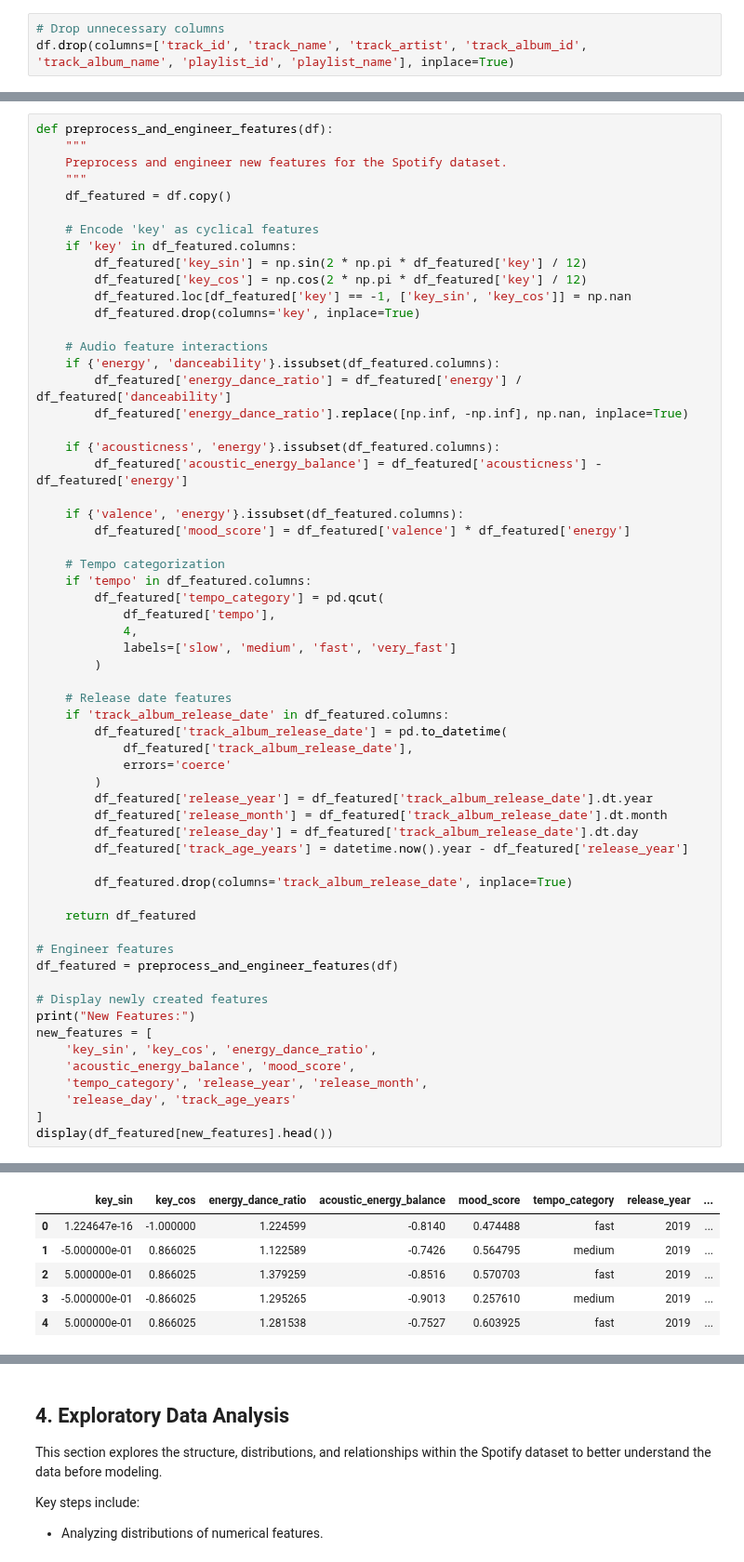
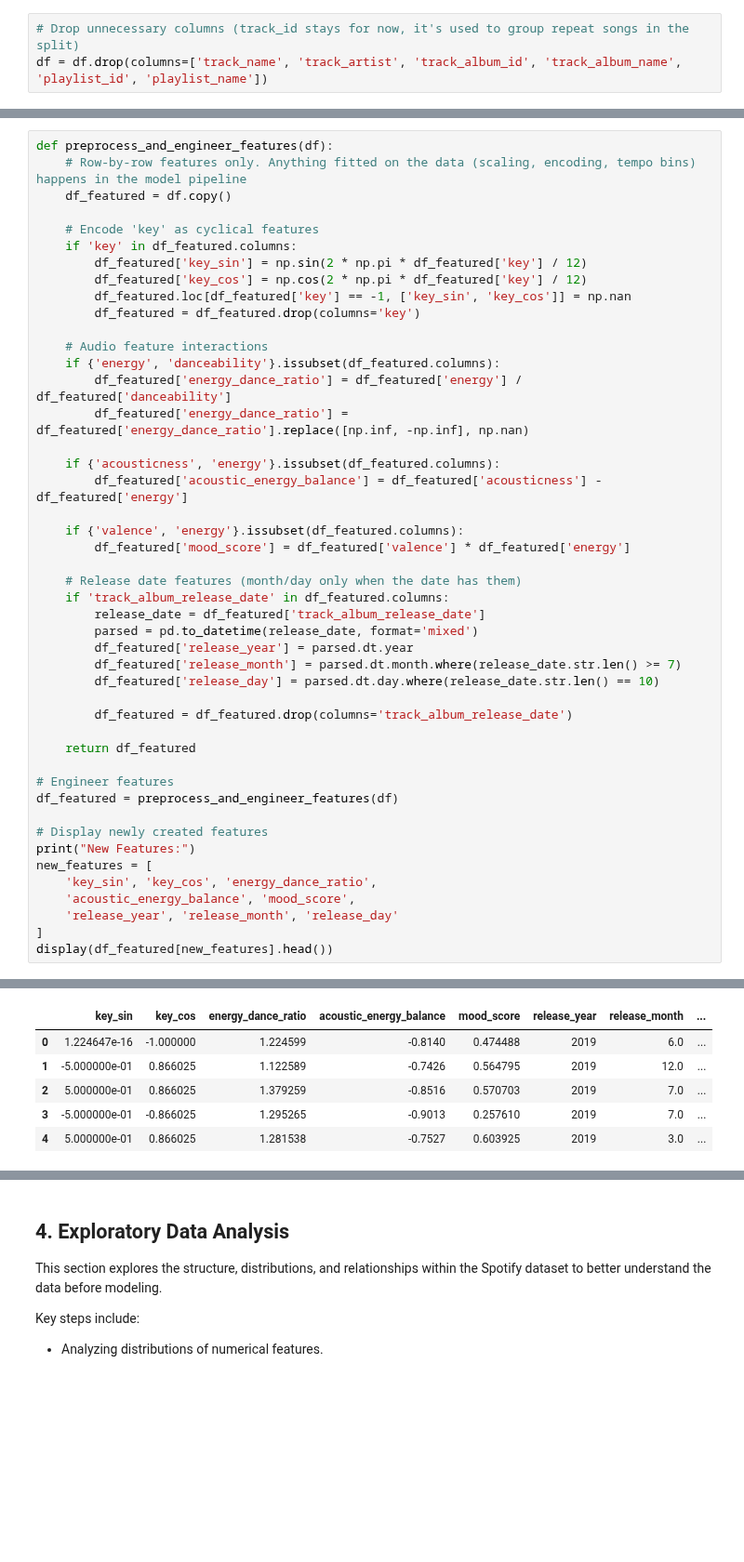
Before and after one commit to Yahlawat/Spotify-Popularity-Prediction, a Jupyter notebook: notebooks/spotify_popularity_prediction.ipynb, the cells around one changed output, grey strips where cells are left out. Shown at 93% size. Cells and saved outputs as stored; diff of their text form; blank space fills up the shorter version.

```diff
--- a/notebooks/spotify_popularity_prediction.ipynb
+++ b/notebooks/spotify_popularity_prediction.ipynb
@@ -106,5 +102,5 @@ First few rows:
 | 3 | 75FpbthrwQmzHlBJLuGdC7 | Call You Mine - Keanu Silva Remix | The Chainsmokers | 60 | 1nqYsOef1yKKuGOVchbsk6 | Call You Mine - The Remixes | ... |
 | 4 | 1e8PAfcKUYoKkxPhrHqw4x | Someone You Loved - Future Humans... | Lewis Capaldi | 69 | 7m7vv9wlQ4i0LFuJiE2zsQ | Someone You Loved (Future Humans ... | ... |
 # %%
-# Drop unnecessary columns
-df.drop(columns=['track_id', 'track_name', 'track_artist', 'track_album_id', 'track_album_name', 'playlist_id', 'playlist_name'], inplace=True)
+# Drop unnecessary columns (track_id stays for now, it's used to group repeat songs in the split)
+df = df.drop(columns=['track_name', 'track_artist', 'track_album_id', 'track_album_name', 'playlist_id', 'playlist_name'])
@@ -222,8 +244,6 @@ Tracks with `key = -1` (no key detected) have their `key_sin` and `key_cos` set
 # %%
 def preprocess_and_engineer_features(df):
-    """
-    Preprocess and engineer new features for the Spotify dataset.
-    """
+    # Row-by-row features only. Anything fitted on the data (scaling, encoding, tempo bins) happens in the model pipeline
     df_featured = df.copy()
 
     # Encode 'key' as cyclical features
@@ -231,59 +251,47 @@ def preprocess_and_engineer_features(df):
         df_featured['key_sin'] = np.sin(2 * np.pi * df_featured['key'] / 12)
         df_featured['key_cos'] = np.cos(2 * np.pi * df_featured['key'] / 12)
         df_featured.loc[df_featured['key'] == -1, ['key_sin', 'key_cos']] = np.nan
-        df_featured.drop(columns='key', inplace=True)
+        df_featured = df_featured.drop(columns='key')
 
     # Audio feature interactions
     if {'energy', 'danceability'}.issubset(df_featured.columns):
         df_featured['energy_dance_ratio'] = df_featured['energy'] / df_featured['danceability']
-        df_featured['energy_dance_ratio'].replace([np.inf, -np.inf], np.nan, inplace=True)
+        df_featured['energy_dance_ratio'] = df_featured['energy_dance_ratio'].replace([np.inf, -np.inf], np.nan)
 
     if {'acousticness', 'energy'}.issubset(df_featured.columns):
         df_featured['acoustic_energy_balance'] = df_featured['acousticness'] - df_featured['energy']
 
     if {'valence', 'energy'}.issubset(df_featured.columns):
         df_featured['mood_score'] = df_featured['valence'] * df_featured['energy']
 
-    # Tempo categorization
-    if 'tempo' in df_featured.columns:
-        df_featured['tempo_category'] = pd.qcut(
-            df_featured['tempo'],
-            4,
-            labels=['slow', 'medium', 'fast', 'very_fast']
-        )
+    # Release date features (month/day only when the date has them)
+    if 'track_album_release_date' in df_featured.columns:
+        release_date = df_featured['track_album_release_date']
+        parsed = pd.to_datetime(release_date, format='mixed')
+        df_featured['release_year'] = parsed.dt.year
+        df_featured['release_month'] = parsed.dt.month.where(release_date.str.len() >= 7)
+        df_featured['release_day'] = parsed.dt.day.where(release_date.str.len() == 10)
 
-    # Release date features
-    if 'track_album_release_date' in df_featured.columns:
-        df_featured['track_album_release_date'] = pd.to_datetime(
-            df_featured['track_album_release_date'],
-            errors='coerce'
-        )
-        df_featured['release_year'] = df_featured['track_album_release_date'].dt.year
-        df_featured['release_month'] = df_featured['track_album_release_date'].dt.month
-        df_featured['release_day'] = df_featured['track_album_release_date'].dt.day
-        df_featured['track_age_years'] = datetime.now().year - df_featured['release_year']
-
-        df_featured.drop(columns='track_album_release_date', inplace=True)
+        df_featured = df_featured.drop(columns='track_album_release_date')
 
     return df_featured
 
 # Engineer features
 df_featured = preprocess_and_engineer_features(df)
 
 # Display newly created features
 print("New Features:")
 new_features = [
     'key_sin', 'key_cos', 'energy_dance_ratio',
     'acoustic_energy_balance', 'mood_score',
-    'tempo_category', 'release_year', 'release_month',
-    'release_day', 'track_age_years'
+    'release_year', 'release_month', 'release_day'
 ]
 display(df_featured[new_features].head())
 # %% [output]
 New Features:
-|  | key_sin | key_cos | energy_dance_ratio | acoustic_energy_balance | mood_score | tempo_category | release_year | ... |
-| 0 | 1.224647e-16 | -1.000000 | 1.224599 | -0.8140 | 0.474488 | fast | 2019 | ... |
-| 1 | -5.000000e-01 | 0.866025 | 1.122589 | -0.7426 | 0.564795 | medium | 2019 | ... |
-| 2 | 5.000000e-01 | 0.866025 | 1.379259 | -0.8516 | 0.570703 | fast | 2019 | ... |
-| 3 | -5.000000e-01 | -0.866025 | 1.295265 | -0.9013 | 0.257610 | medium | 2019 | ... |
-| 4 | 5.000000e-01 | 0.866025 | 1.281538 | -0.7527 | 0.603925 | fast | 2019 | ... |
+|  | key_sin | key_cos | energy_dance_ratio | acoustic_energy_balance | mood_score | release_year | release_month | ... |
+| 0 | 1.224647e-16 | -1.000000 | 1.224599 | -0.8140 | 0.474488 | 2019 | 6.0 | ... |
+| 1 | -5.000000e-01 | 0.866025 | 1.122589 | -0.7426 | 0.564795 | 2019 | 12.0 | ... |
+| 2 | 5.000000e-01 | 0.866025 | 1.379259 | -0.8516 | 0.570703 | 2019 | 7.0 | ... |
+| 3 | -5.000000e-01 | -0.866025 | 1.295265 | -0.9013 | 0.257610 | 2019 | 7.0 | ... |
+| 4 | 5.000000e-01 | 0.866025 | 1.281538 | -0.7527 | 0.603925 | 2019 | 3.0 | ... |
```
Also changed, not shown: parts of 40 cells of this notebook, 8 other files.
